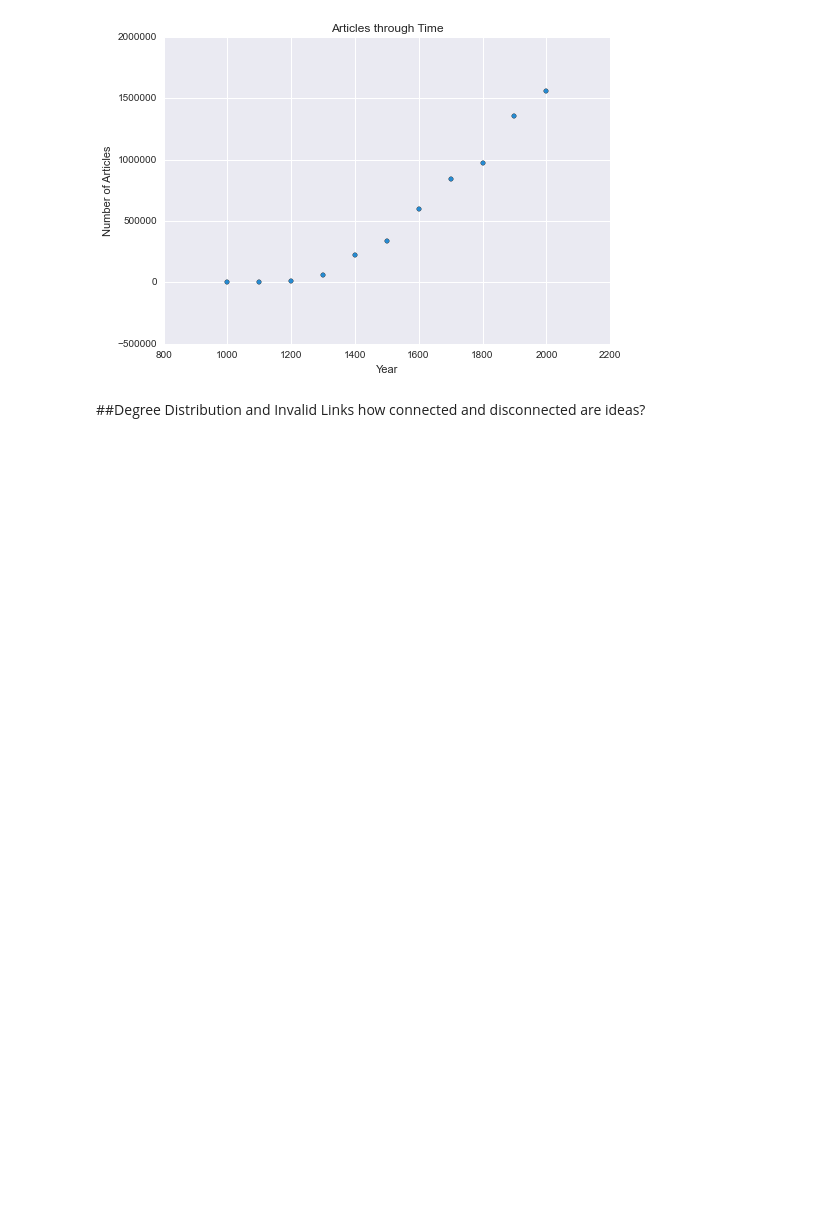
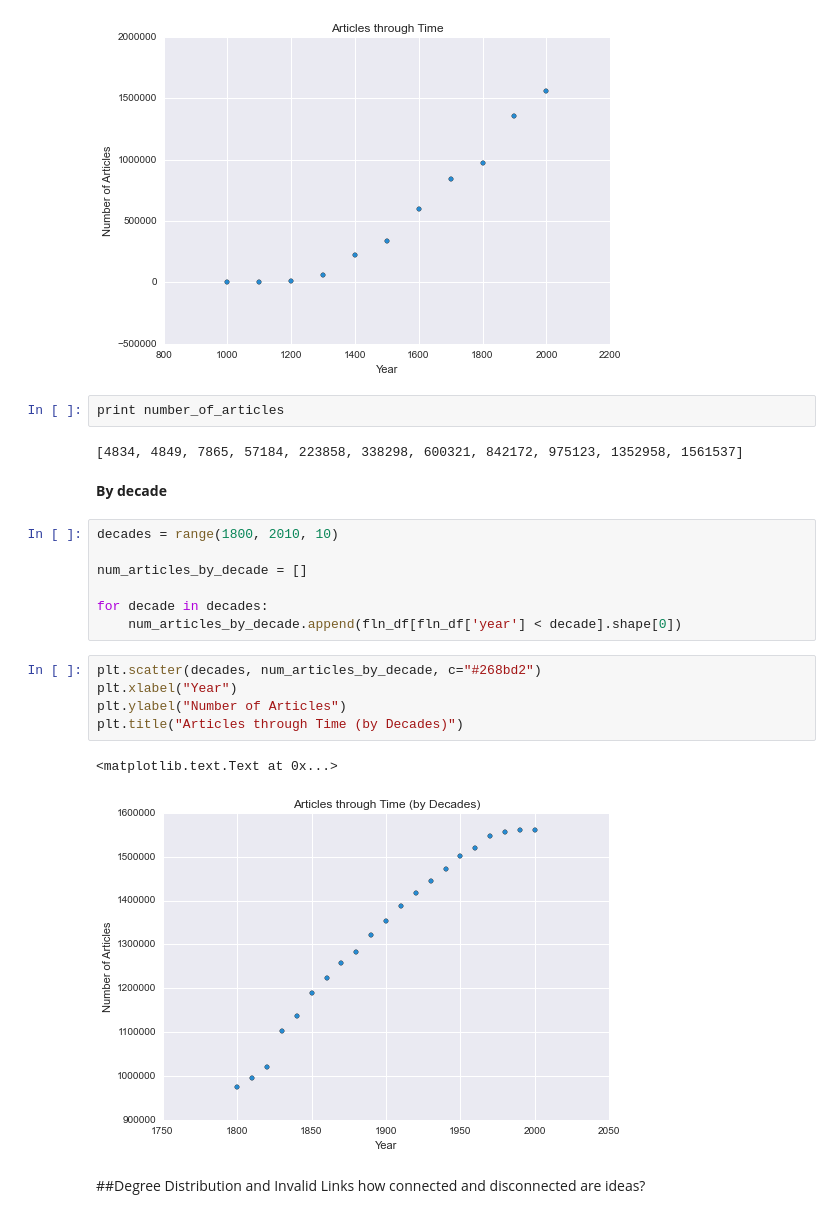
Before and after one commit to marksibrahim/historical_wikipedia, a Jupyter notebook: Wikipedia through Time.ipynb, the cells around one changed output. Cells and saved outputs as stored; diff of their text form; blank space fills up the shorter version.

Commit message:
number of articles by decade

```diff
--- a/Wikipedia through Time.ipynb
+++ b/Wikipedia through Time.ipynb
@@ -74,6 +74,27 @@ plt.title("Articles through Time")
 # %% [output]
 <matplotlib.text.Text at 0x...>
 [figure]
+# %%
+print number_of_articles
+# %% [output]
+[4834, 4849, 7865, 57184, 223858, 338298, 600321, 842172, 975123, 1352958, 1561537]
+# %% [markdown]
+**By decade**
+# %%
+decades = range(1800, 2010, 10)
+
+num_articles_by_decade = []
+
+for decade in decades:
+    num_articles_by_decade.append(fln_df[fln_df['year'] < decade].shape[0])
+# %%
+plt.scatter(decades, num_articles_by_decade, c="#268bd2")
+plt.xlabel("Year")
+plt.ylabel("Number of Articles")
+plt.title("Articles through Time (by Decades)")
+# %% [output]
+<matplotlib.text.Text at 0x...>
+[figure, added]
 # %% [markdown]
 ##Degree Distribution and Invalid Links
 how connected and disconnected are ideas?
```
Also changed, not shown: parts of 1 cell of this notebook.
